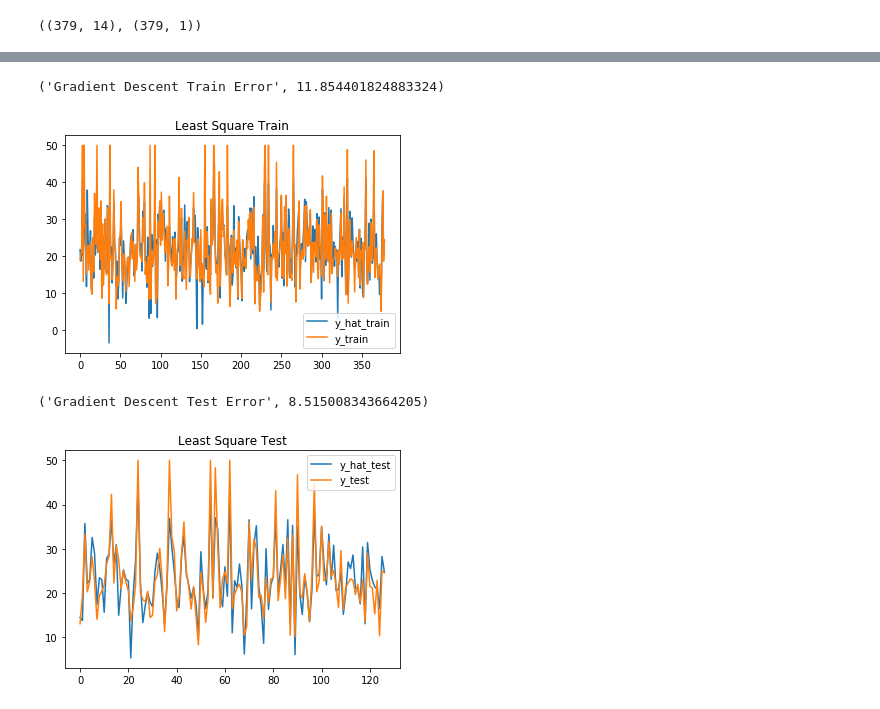
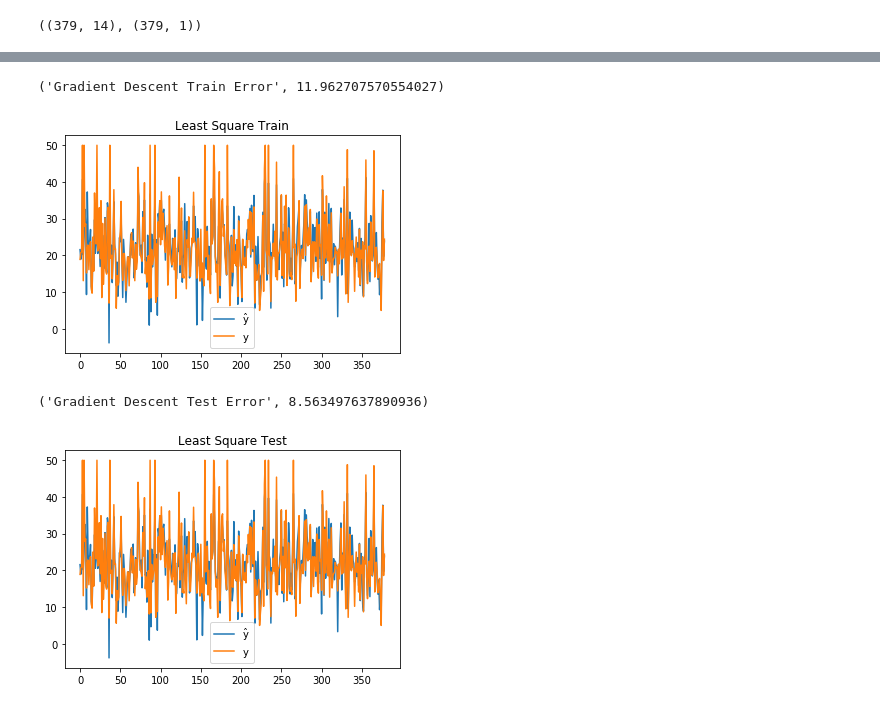
Before and after one commit to liziniu/High-Dimension-Data-Analysis, a Jupyter notebook: Linear Model/Least Square.ipynb, the cells around one changed output, grey strips where cells are left out. Drawn from its saved outputs; the diff is of its cells as text; code cells hidden in the pictures.

```diff
--- a/Linear Model/Least Square.ipynb
+++ b/Linear Model/Least Square.ipynb
@@ -102,0 +95,14 @@ array([[-0.82976849],
+# %%
+alpha = 1e-4
+n_iter = 200
+p = X_train_.shape[1]
+beta = np.random.randn(p, 1)
+errors = []
+
+for i in range(n_iter):
+    beta = beta - alpha*np.dot(X_train_.T, np.dot(X_train_, beta)-y_train_)
+    y_hat_train_ = np.dot(X_train_, beta)
+    y_hat_train = y_scale.inverse_transform(y_hat_train_)
+    train_error = np.sum(np.square(y_hat_train - y_train))/(2*X_train.shape[0])
+    errors.append(train_error)
+beta
@@ -106,24 +151,24 @@ for i in range(n_iter):
 # %%
 y_hat_train_ = np.dot(X_train_, beta)
 y_hat_train = y_scale.inverse_transform(y_hat_train_)
-plt.plot(y_hat_train, label="y_hat_train")
-plt.plot(y_train, label="y_train")
+plt.plot(y_hat_train, label="$\mathrm{\hat y}$")
+plt.plot(y_train, label="$\mathrm{y}$")
 plt.title("Least Square Train")
 plt.legend()
 train_error = np.sum(np.square(y_hat_train - y_train))/(2*X_train.shape[0])
 "Gradient Descent Train Error", train_error
 # %% [output]
-('Gradient Descent Train Error', 11.854401824883324)
+('Gradient Descent Train Error', 11.962707570554027)
-[figure, old version]
+[figure, new version]
 # %%
 y_hat_test_ = np.dot(X_test_, beta)
 y_hat_test = y_scale.inverse_transform(y_hat_test_)
-plt.plot(y_hat_test, label="y_hat_test")
-plt.plot(y_test, label="y_test")
+plt.plot(y_hat_train, label="$\mathrm{\hat y}$")
+plt.plot(y_train, label="$\mathrm{y}$")
 plt.title("Least Square Test")
 plt.legend()
 test_error = np.sum(np.square(y_hat_test - y_test))/(2*y_test.shape[0])
 "Gradient Descent Test Error", test_error
 # %% [output]
-('Gradient Descent Test Error', 8.515008343664205)
+('Gradient Descent Test Error', 8.563497637890936)
-[figure, old version]
+[figure, new version]
```
Also changed, not shown: parts of 9 cells of this notebook, 1 other file.
